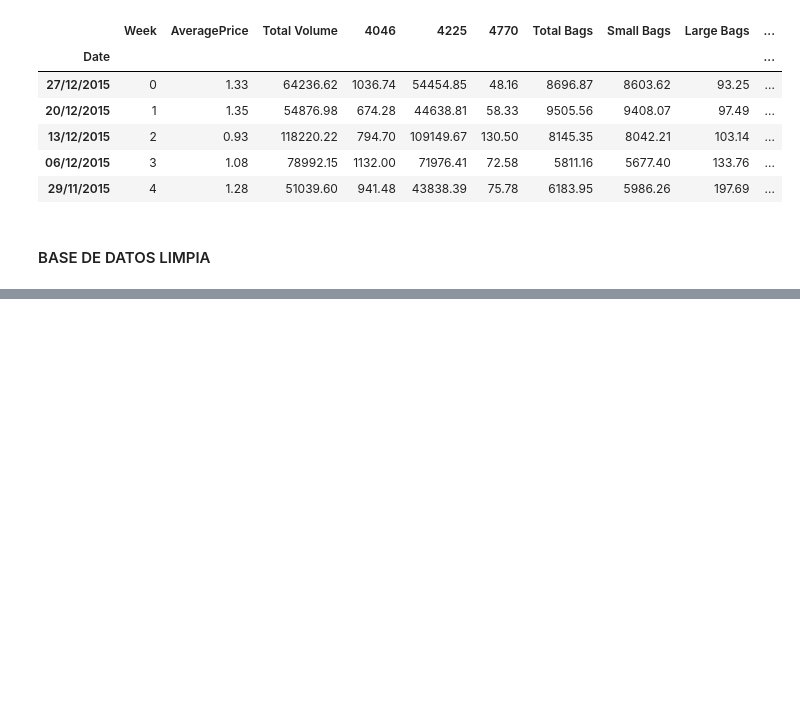
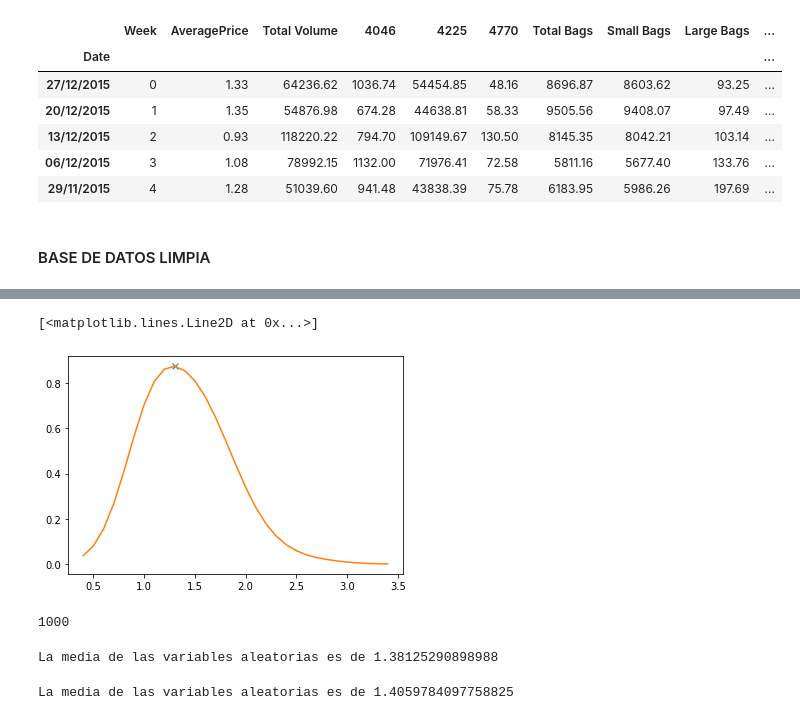
Before and after one commit to ACristinaVV/Proyecto_Avocado, a Jupyter notebook: Proyecto .ipynb, the cells around one changed output, grey strips where cells are left out. Cells and saved outputs as stored; diff of their text form; code cells hidden in the pictures; blank space fills up the shorter version.

```diff
--- a/Proyecto .ipynb
+++ b/Proyecto .ipynb
@@ -138,0 +178,12 @@ data.head()
+# %%
+f = prices
+x = np.arange(0.40,3.50,.10)
+
+max_precio = f(optimize.fmin(lambda x:-f(x),0,disp=False))
+
+plt.plot(1.30,max_precio,'x',lw = 10)
+
+plt.plot(x,prices(x))
+# %% [output]
+[<matplotlib.lines.Line2D at 0x...>]
+[figure, added]
@@ -138,0 +206,9 @@ data.head()
+# %%
+np.random.seed(123)
+N = 1000 # numero de variables que distribuyen como f a generar
+
+# Usar func anteriormente definida como acep_rechazo_aleatorias que genera variables aleatorias
+var_aleatorias_montecarlo_prices = acep_rechazo_positivos(f,max_precio,N)
+len(var_aleatorias_montecarlo_prices)
+# %% [output]
+1000
@@ -138,0 +217,8 @@ data.head()
+# %%
+print('La media de las variables aleatorias es de', var_aleatorias_montecarlo_prices.mean() )
+# %% [output]
+La media de las variables aleatorias es de 1.38125290898988
+# %%
+print('La media real de nuestros datos es de', data['AveragePrice'].mean() )
+# %% [output]
+La media de las variables aleatorias es de 1.4059784097758825
```
Also changed, not shown: parts of 14 cells of this notebook.
